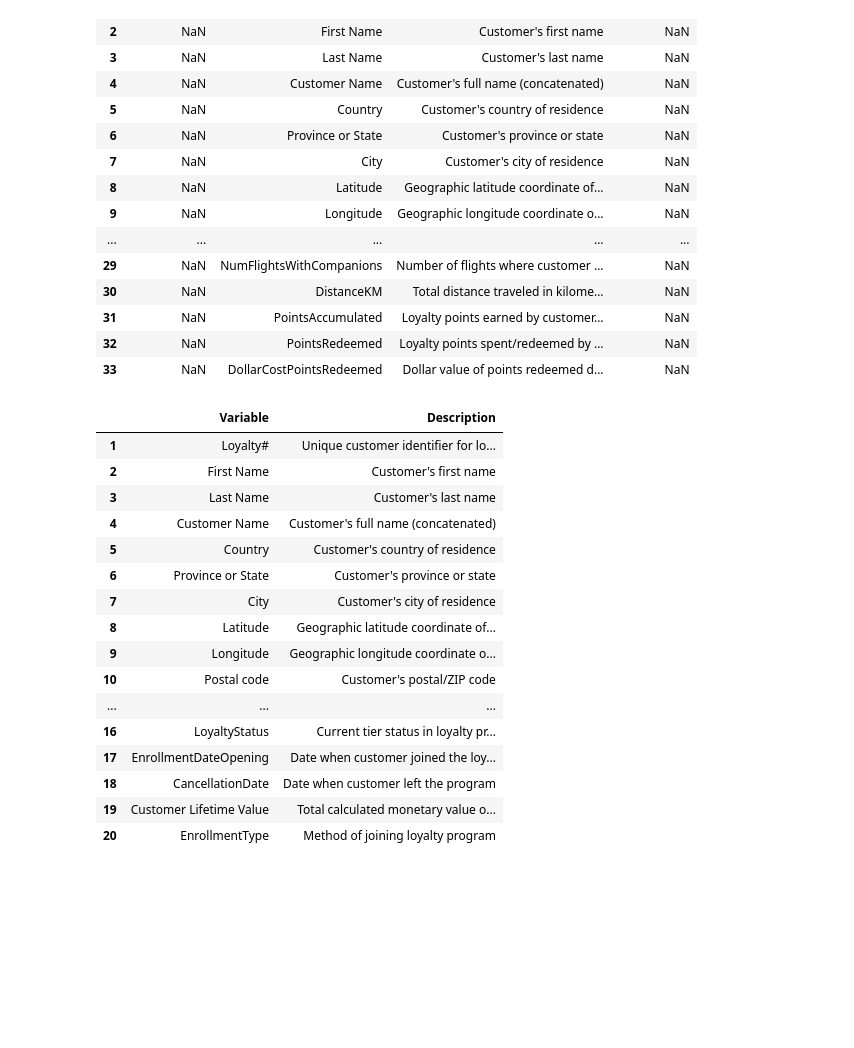
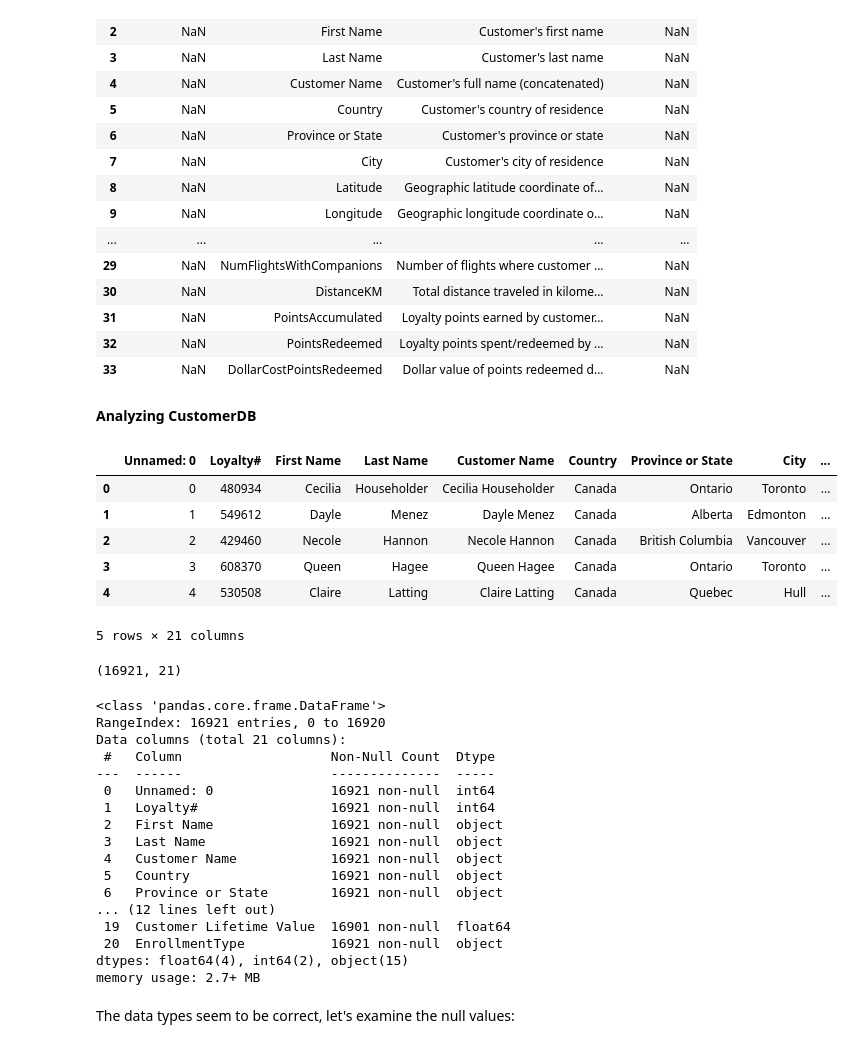
Before and after one commit to barbara-sousa-franco/Data-Mining-Project, a Jupyter notebook: Deliverable 1.ipynb, the cells around one changed output. Drawn from its saved outputs; the diff is of its cells as text; code cells hidden in the pictures; blank space fills up the shorter version.

```diff
--- a/Deliverable 1.ipynb
+++ b/Deliverable 1.ipynb
@@ -44,25 +74,41 @@ display(df_metadata)
 | 31 | NaN | PointsAccumulated | Loyalty points earned by customer... | NaN |
 | 32 | NaN | PointsRedeemed | Loyalty points spent/redeemed by ... | NaN |
 | 33 | NaN | DollarCostPointsRedeemed | Dollar value of points redeemed d... | NaN |
-# %%
-metadata_customerDB = df_metadata.loc[1:20,['Unnamed: 1', 'Unnamed: 2']]
-metadata_customerDB.columns = ['Variable', 'Description']
-display(metadata_customerDB)
-# %% [output]
-|  | Variable | Description |
-| 1 | Loyalty# | Unique customer identifier for lo... |
-| 2 | First Name | Customer's first name |
-| 3 | Last Name | Customer's last name |
-| 4 | Customer Name | Customer's full name (concatenated) |
-| 5 | Country | Customer's country of residence |
-| 6 | Province or State | Customer's province or state |
-| 7 | City | Customer's city of residence |
-| 8 | Latitude | Geographic latitude coordinate of... |
-| 9 | Longitude | Geographic longitude coordinate o... |
-| 10 | Postal code | Customer's postal/ZIP code |
-| ... | ... | ... |
-| 16 | LoyaltyStatus | Current tier status in loyalty pr... |
-| 17 | EnrollmentDateOpening | Date when customer joined the loy... |
-| 18 | CancellationDate | Date when customer left the program |
-| 19 | Customer Lifetime Value | Total calculated monetary value o... |
-| 20 | EnrollmentType | Method of joining loyalty program |
+# %% [markdown]
+**Analyzing CustomerDB**
+# %%
+customerDB.head()
+# %% [output]
+|  | Unnamed: 0 | Loyalty# | First Name | Last Name | Customer Name | Country | Province or State | City | ... |
+| 0 | 0 | 480934 | Cecilia | Householder | Cecilia Householder | Canada | Ontario | Toronto | ... |
+| 1 | 1 | 549612 | Dayle | Menez | Dayle Menez | Canada | Alberta | Edmonton | ... |
+| 2 | 2 | 429460 | Necole | Hannon | Necole Hannon | Canada | British Columbia | Vancouver | ... |
+| 3 | 3 | 608370 | Queen | Hagee | Queen Hagee | Canada | Ontario | Toronto | ... |
+| 4 | 4 | 530508 | Claire | Latting | Claire Latting | Canada | Quebec | Hull | ... |
+5 rows × 21 columns
+# %%
+customerDB.shape
+# %% [output]
+(16921, 21)
+# %%
+customerDB.info()
+# %% [output]
+<class 'pandas.core.frame.DataFrame'>
+RangeIndex: 16921 entries, 0 to 16920
+Data columns (total 21 columns):
+ #   Column                   Non-Null Count  Dtype
+---  ------                   --------------  -----
+ 0   Unnamed: 0               16921 non-null  int64
+ 1   Loyalty#                 16921 non-null  int64
+ 2   First Name               16921 non-null  object
+ 3   Last Name                16921 non-null  object
+ 4   Customer Name            16921 non-null  object
+ 5   Country                  16921 non-null  object
+ 6   Province or State        16921 non-null  object
+... (12 lines left out)
+ 19  Customer Lifetime Value  16901 non-null  float64
+ 20  EnrollmentType           16921 non-null  object
+dtypes: float64(4), int64(2), object(15)
+memory usage: 2.7+ MB
+# %% [markdown]
+The data types seem to be correct, let's examine the null values:
```
Also changed, not shown: parts of 18 cells of this notebook.
